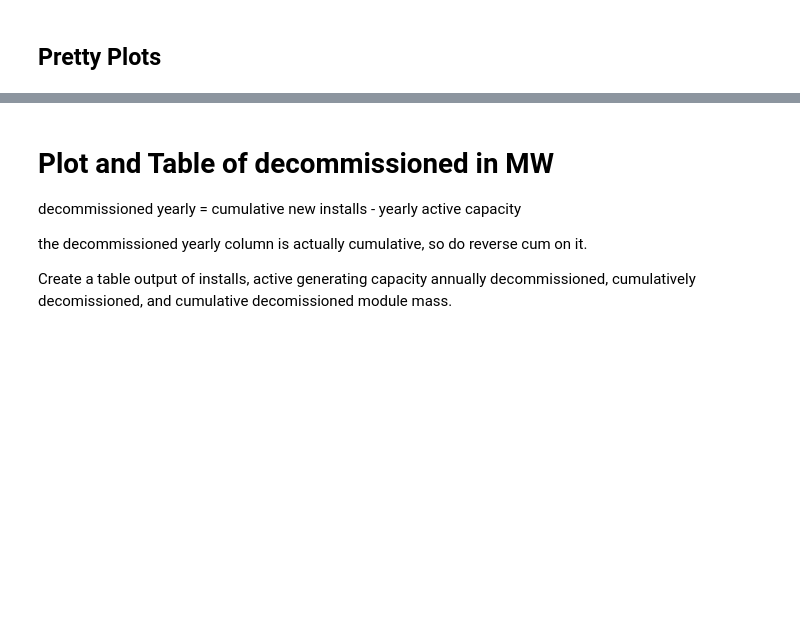
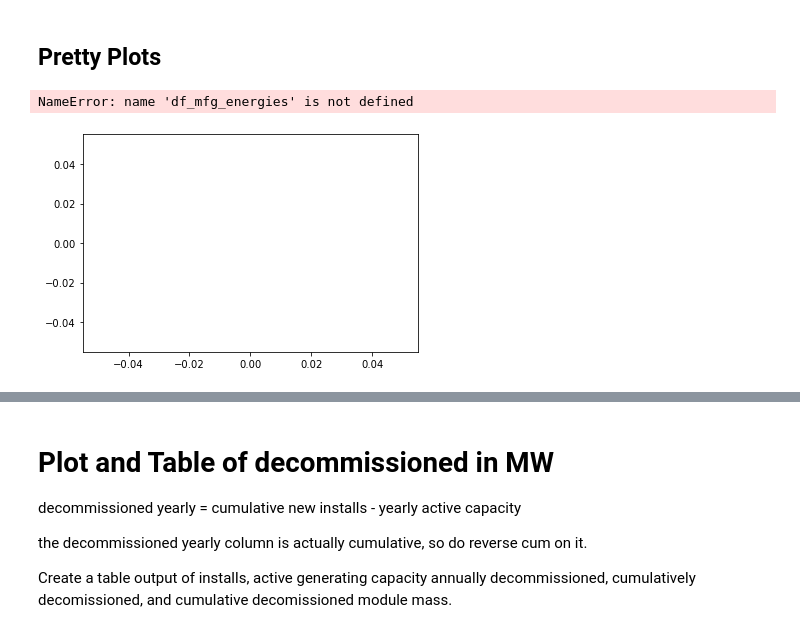
Before and after one commit to NREL/PV_ICE, a Jupyter notebook: docs/tutorials/14 - Historical US Installs Waste Projection.ipynb, the cells around one changed output, grey strips where cells are left out. Cells and saved outputs as stored; diff of their text form; code cells hidden in the pictures; blank space fills up the shorter version.

```diff
--- a/docs/tutorials/14 - Historical US Installs Waste Projection.ipynb
+++ b/docs/tutorials/14 - Historical US Installs Waste Projection.ipynb
@@ -127,3 +225,25 @@ uscumr1.to_csv('historicalUS-cumulative.csv')
+# %%
+#c-Si  plot
+plt.plot([],[],color='blue', label='Reduce Si')
+plt.plot([],[],color='orange', label='Refine Si')
+plt.plot([],[],color='brown', label='Ingot')
+plt.plot([],[],color='green', label='Wafer')
+plt.plot([],[],color='red', label='Cell')
+
+plt.stackplot(df_mfg_energies.index, df_mfg_energies['E_reduceSilicatoMGSi'],
+              df_mfg_energies['ErefineSiemens kWh/kg'],
+              df_mfg_energies['E_Ingot_kWhpkg'],
+              df_mfg_energies['E_Wafering_kWhpkg'],
+              df_mfg_energies['E_cellProcess_kWhpkg'],
+             colors = ['blue','orange','brown','green','red'])
+plt.title('Electricity: Silicon Manufacturing')
+plt.ylabel('Electricity Demand [kWh/kg]')
+plt.xlim(1995,2022)
+plt.legend()
+plt.show()
+# %% [output]
+NameError: name 'df_mfg_energies' is not defined
+[figure, added]
 # %%
 #create a yearly Module Waste Mass
 USyearly=pd.DataFrame()
```
Also changed, not shown: parts of 27 cells of this notebook, 3 other files.
